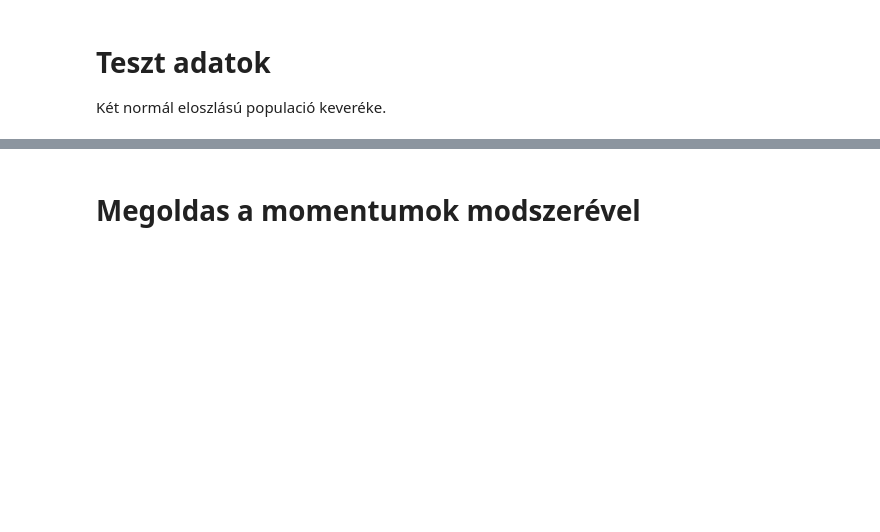
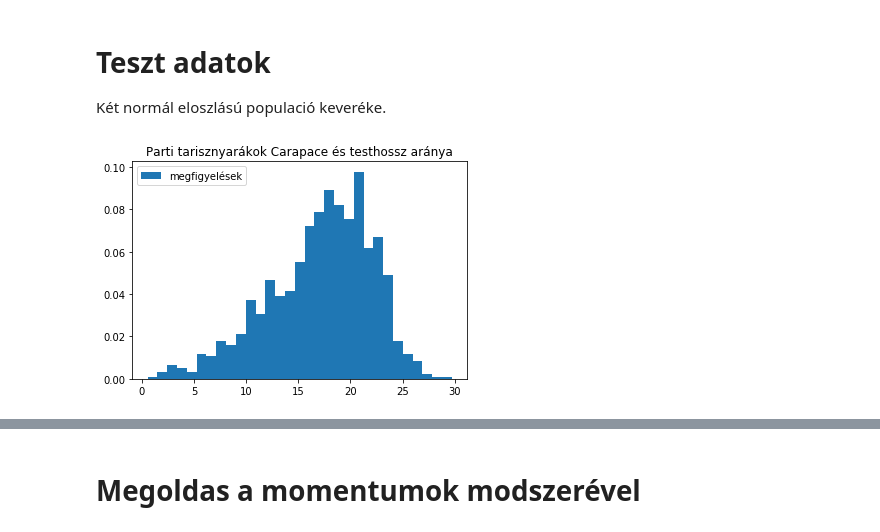
Before and after one commit to sajozsattila/blog, a Jupyter notebook: Karl_Pearson's_crab_data.ipynb, the cells around one changed output, grey strips where cells are left out. Drawn from its saved outputs; the diff is of its cells as text; code cells hidden in the pictures; blank space fills up the shorter version.

```diff
--- a/Karl_Pearson's_crab_data.ipynb
+++ b/Karl_Pearson's_crab_data.ipynb
@@ -20,6 +20,28 @@ observation = np.concatenate((elso_populacio, masodik_populacio))
 indexes = [ i for i in range(len(observation))]
 np.random.shuffle( indexes )
 observation = observation[indexes]
+# %%
+%matplotlib inline
+import matplotlib.pyplot as plt
+plt.clf()
+plt.title("Parti tarisznyarákok Carapace és testhossz aránya")
+
+# bins
+data = observation
+binamount = 30
+step = (max(data)-min(data))/binamount
+binslabels = [ min(data)+s*step for s in range(binamount+2) ]
+weights = np.ones_like(data)/float(len(data))
+
+# megfigyelt adatok
+plt.hist(data, density=True, bins = binslabels , weights=weights, label="megfigyelések")
+
+# jelmagyarázat
+plt.legend()
+
+plt.show()
+# %% [output]
+[figure, added]
 # %%
 ns = [ i+1 for i in range(len(observation))]
 # megfigyelt momentumok
```
Also changed, not shown: parts of 6 cells of this notebook.
